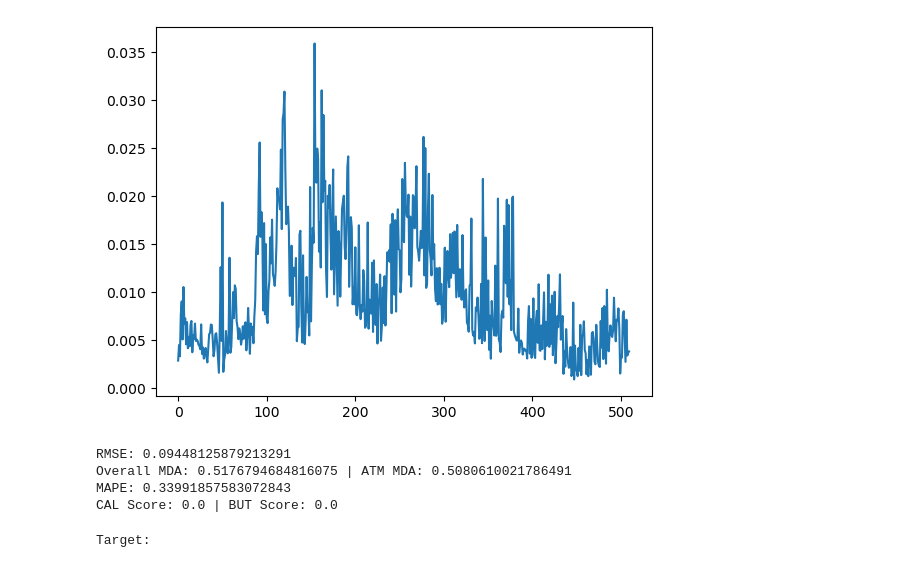
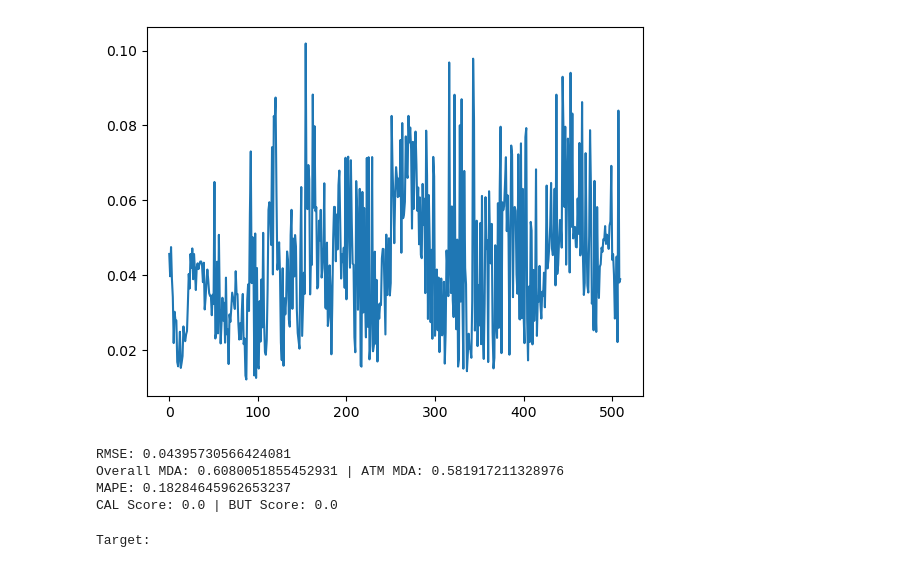
Before and after one commit to elibutters/HITM, a Jupyter notebook: S9_testing.ipynb, the cells around one changed output. Saved outputs shown, nothing was run; the diff lists cells and outputs as text; code cells hidden in the pictures.

```diff
--- a/S9_testing.ipynb
+++ b/S9_testing.ipynb
@@ -8,35 +8,35 @@ warnings.filterwarnings("ignore")
 from dataloader import getVAE_DataLoader, IVSDataForVAE
 from models import PredictiveEngine, LSTM, ArbFreeDNN, ConvVAE, getModels, graphIVS
 # %%
-VAE, LSTM, DNN = getModels('8221203', '2030230', '3951028')
+VAE, LSTM, DNN = getModels('7417969', '2465725', '3951028')
 engine = PredictiveEngine(trained_LSTM=LSTM, trained_DNN=DNN, use_VAE=False, trained_VAE=VAE)
-preds, targets, mse_chart, rmse_chart, mda_chart, mape_chart, cal_chart, but_chart = engine.validate(section='valid')
+preds, targets, mse_chart, rmse_chart, mda_chart, mape_chart, cal_chart, but_chart = engine.validate(section='test')
 
-plt.plot(mse_chart)
+plt.plot(rmse_chart)
 plt.show()
 
 print(f'RMSE: {sum(rmse_chart) / len(rmse_chart)}')
 
 atm_mda = 0.0
 overall_mda = 0.0
 for time in mda_chart:
     atm_mda += (sum(time[4:7]) + sum(time[15:18]) + sum(time[26:29])) / 9
     overall_mda += sum(time) / len(time)
 overall_mda = overall_mda / len(mda_chart)
 atm_mda = atm_mda / len(mda_chart)
 print(f'Overall MDA: {overall_mda} | ATM MDA: {atm_mda}')
 
 mape_total = 0.0
 for idx in mape_chart:
     mape_total += sum(idx) / len(idx)
 print(f'MAPE: {mape_total / len(mape_chart)}')
 
 print(f'CAL Score: {sum(cal_chart) / len(cal_chart)} | BUT Score: {sum(but_chart) / len(but_chart)}')
 # %% [output]
-[figure, old version]
+[figure, new version]
-RMSE: 0.09448125879213291
-Overall MDA: 0.5176794684816075 | ATM MDA: 0.5080610021786491
-MAPE: 0.33991857583072843
+RMSE: 0.04395730566424081
+Overall MDA: 0.6080051855452931 | ATM MDA: 0.581917211328976
+MAPE: 0.18284645962653237
 CAL Score: 0.0 | BUT Score: 0.0
 # %%
 num = 12
```
Also changed, not shown: 30 other files.
